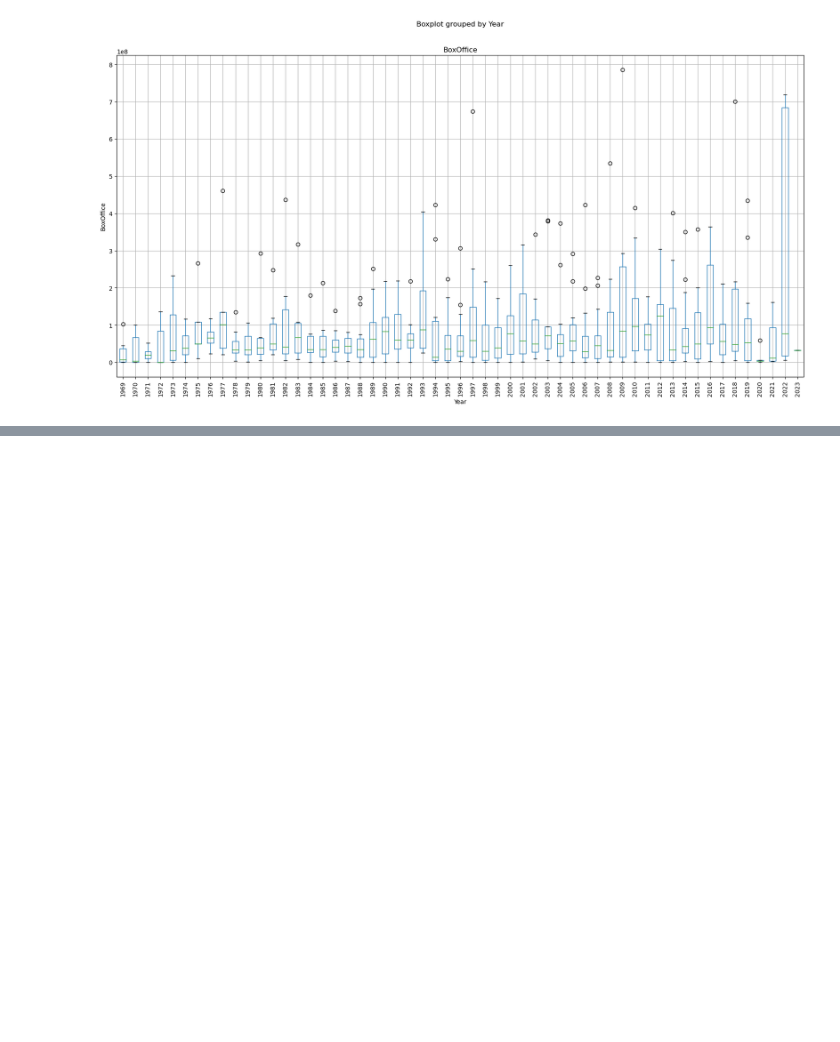
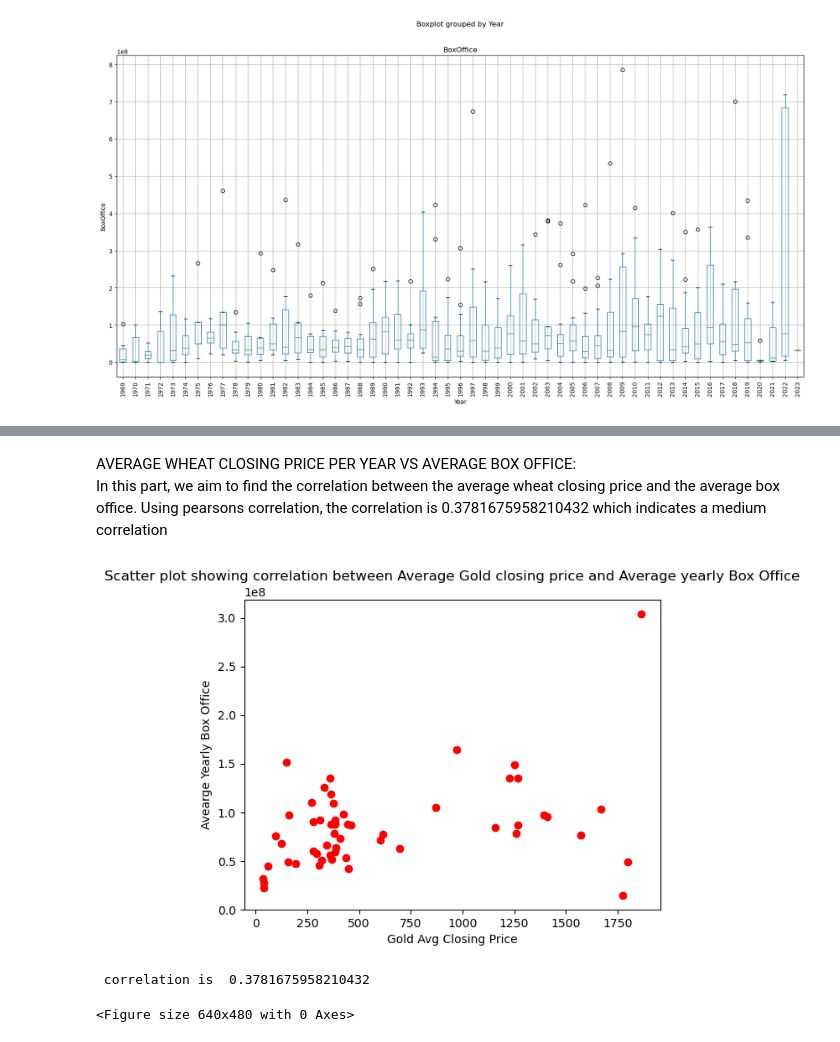
Before and after one commit to rickscrib/group8_project1, a Jupyter notebook: box_office.ipynb, the cells around one changed output, grey strips where cells are left out. Cells and saved outputs as stored; diff of their text form; code cells hidden in the pictures; blank space fills up the shorter version.

```diff
--- a/box_office.ipynb
+++ b/box_office.ipynb
@@ -130,0 +134,6 @@ box_comodity.head()
+# %%
+
+data_df = box_comodity.groupby("Year").mean()
+data_df = data_df.rename(columns={"BoxOffice": "Average Box Office"})
+data_df =data_df.round({"Average Box Office": 1})
+data_df
@@ -130,0 +169,20 @@ box_comodity.head()
+# %%
+sample_g = data_df["Gold Avg Closing Price"]
+sample_w = data_df["Wheat Avg Closing Price"]
+sample_b = data_df["Average Box Office"]
+# %% [markdown]
+AVERAGE WHEAT CLOSING PRICE PER YEAR VS AVERAGE BOX OFFICE:
+In this part, we aim to find the correlation between the average wheat closing price and the average box office. Using pearsons correlation, the correlation is  0.3781675958210432 which indicates a medium correlation
+# %%
+correlation_g_b = stats.pearsonr(sample_g, sample_b)
+plt.scatter(sample_g, sample_b, c= "red")
+plt.ylabel("Avearge Yearly Box Office")
+plt.xlabel("Gold Avg Closing Price")
+plt.title("Scatter plot showing correlation between Average Gold closing price and Average yearly Box Office")
+plt.show()
+plt.savefig(r"C:\Users\uwagb\OneDrive\Desktop\project\outputs\gold_box_scatterplot.png")
+print(f" correlation is  {correlation_g_b[0]}")
+# %% [output]
+[figure, added]
+ correlation is  0.3781675958210432
+<Figure size 640x480 with 0 Axes>
```
Also changed, not shown: parts of 8 cells of this notebook, 2 other files.
